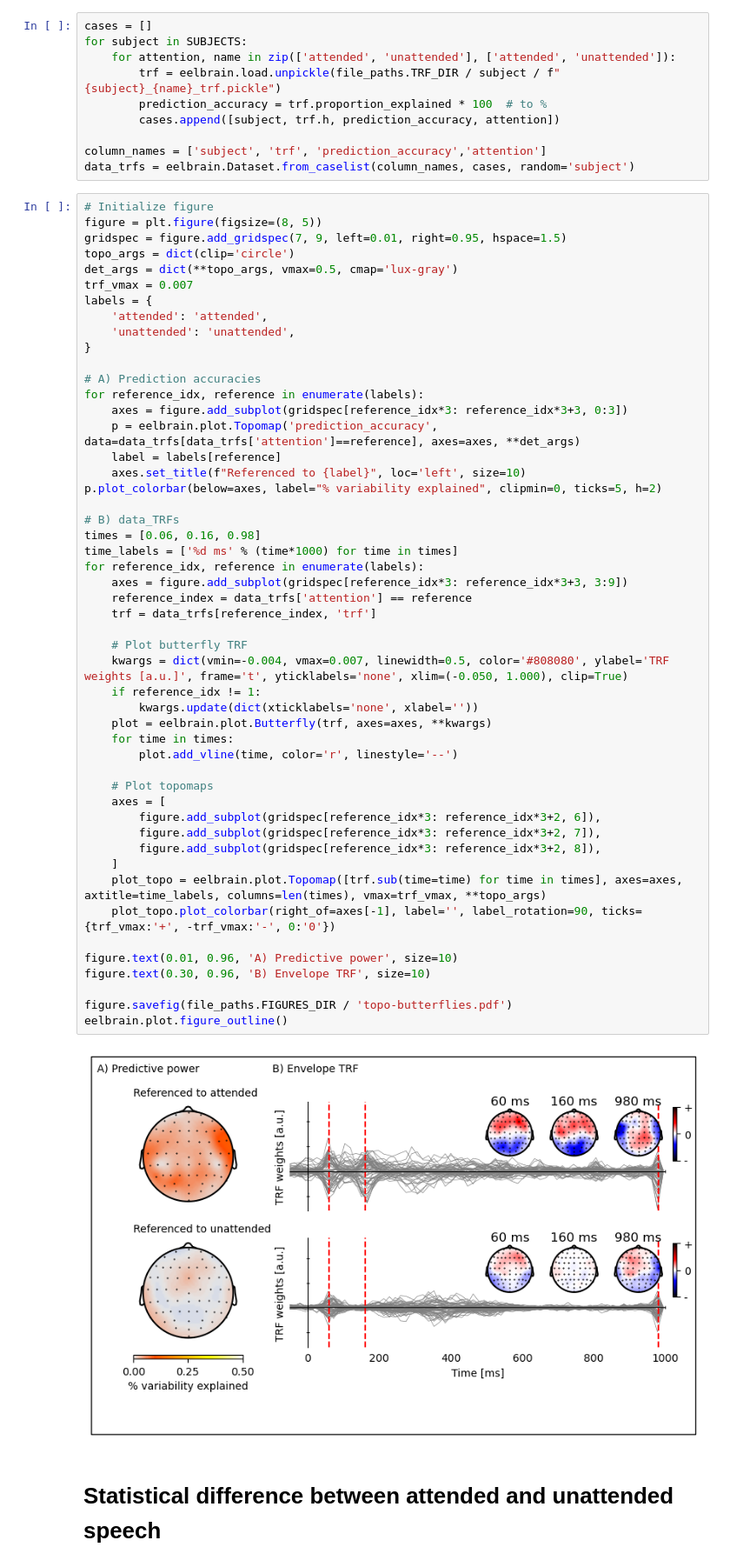
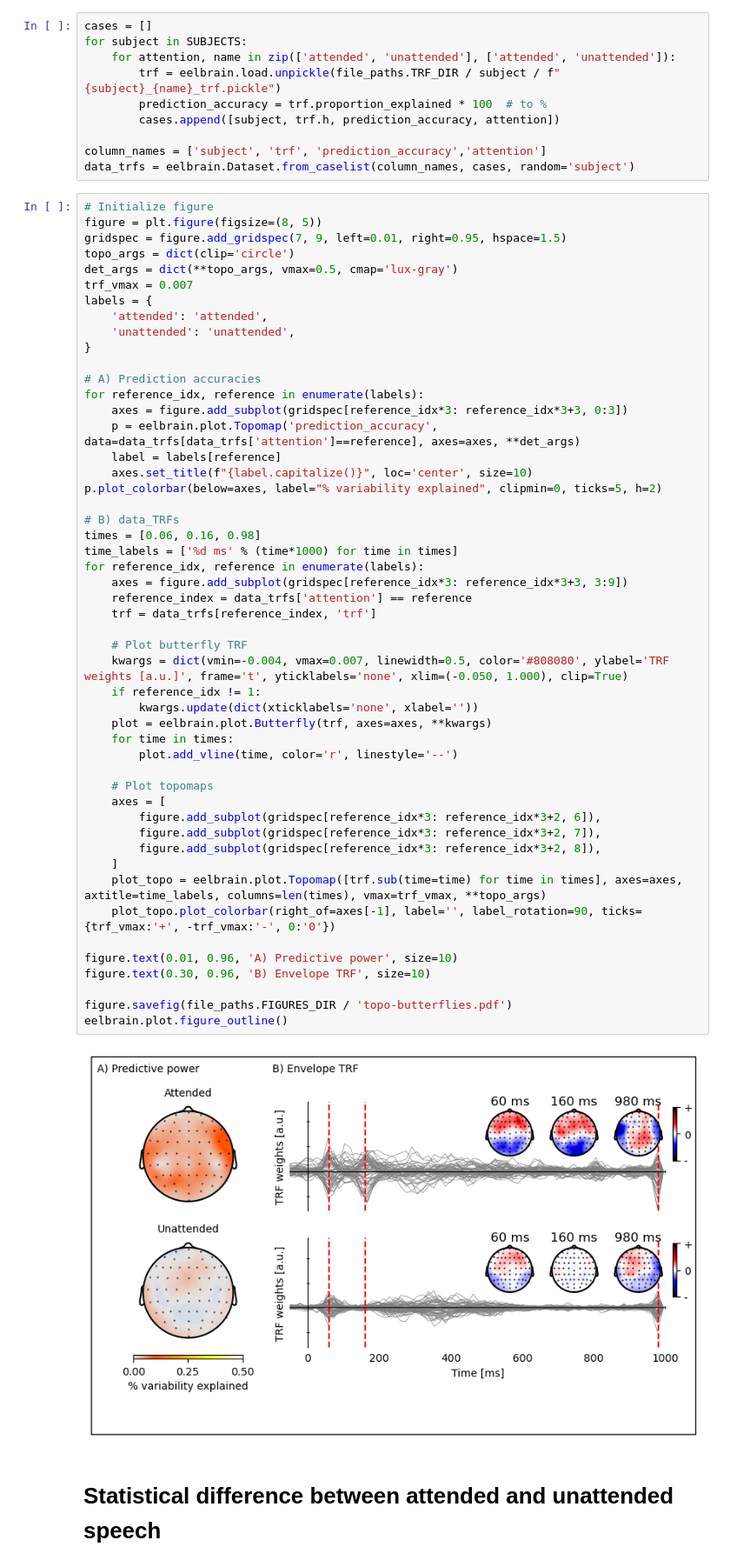
Before and after one commit to sylmester/cocoha, a Jupyter notebook: statistics/statistics2.ipynb, the cells around one changed output. Shown at 87% size. Cells and saved outputs as stored; diff of their text form.

Commit message:
Fix mistake in text in scalp plot

```diff
--- a/statistics/statistics2.ipynb
+++ b/statistics/statistics2.ipynb
@@ -138,41 +138,41 @@ for reference_idx, reference in enumerate(labels):
     axes = figure.add_subplot(gridspec[reference_idx*3: reference_idx*3+3, 0:3])
     p = eelbrain.plot.Topomap('prediction_accuracy', data=data_trfs[data_trfs['attention']==reference], axes=axes, **det_args)
     label = labels[reference]
-    axes.set_title(f"Referenced to {label}", loc='left', size=10)
+    axes.set_title(f"{label.capitalize()}", loc='center', size=10)
 p.plot_colorbar(below=axes, label="% variability explained", clipmin=0, ticks=5, h=2)
 
 # B) data_TRFs
 times = [0.06, 0.16, 0.98]
 time_labels = ['%d ms' % (time*1000) for time in times]
 for reference_idx, reference in enumerate(labels):
     axes = figure.add_subplot(gridspec[reference_idx*3: reference_idx*3+3, 3:9])
     reference_index = data_trfs['attention'] == reference
     trf = data_trfs[reference_index, 'trf']
 
     # Plot butterfly TRF
     kwargs = dict(vmin=-0.004, vmax=0.007, linewidth=0.5, color='#808080', ylabel='TRF weights [a.u.]', frame='t', yticklabels='none', xlim=(-0.050, 1.000), clip=True)
     if reference_idx != 1:
         kwargs.update(dict(xticklabels='none', xlabel=''))
     plot = eelbrain.plot.Butterfly(trf, axes=axes, **kwargs)
     for time in times:
         plot.add_vline(time, color='r', linestyle='--')
 
     # Plot topomaps
     axes = [
         figure.add_subplot(gridspec[reference_idx*3: reference_idx*3+2, 6]),
         figure.add_subplot(gridspec[reference_idx*3: reference_idx*3+2, 7]),
         figure.add_subplot(gridspec[reference_idx*3: reference_idx*3+2, 8]),
     ]
     plot_topo = eelbrain.plot.Topomap([trf.sub(time=time) for time in times], axes=axes, axtitle=time_labels, columns=len(times), vmax=trf_vmax, **topo_args)
     plot_topo.plot_colorbar(right_of=axes[-1], label='', label_rotation=90, ticks={trf_vmax:'+', -trf_vmax:'-', 0:'0'})
 
 figure.text(0.01, 0.96, 'A) Predictive power', size=10)
 figure.text(0.30, 0.96, 'B) Envelope TRF', size=10)
 
 figure.savefig(file_paths.FIGURES_DIR / 'topo-butterflies.pdf')
 eelbrain.plot.figure_outline()
 # %% [output]
-[figure, old version]
+[figure, new version]
 # %% [markdown]
 # Statistical difference between attended and unattended speech
 # %%
```
